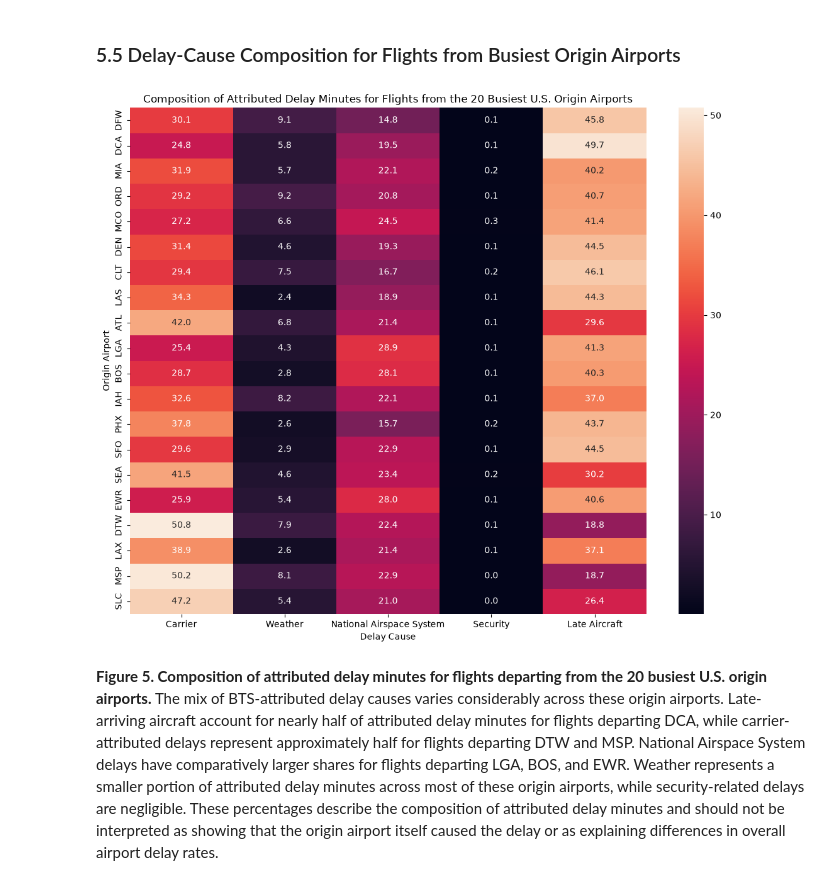
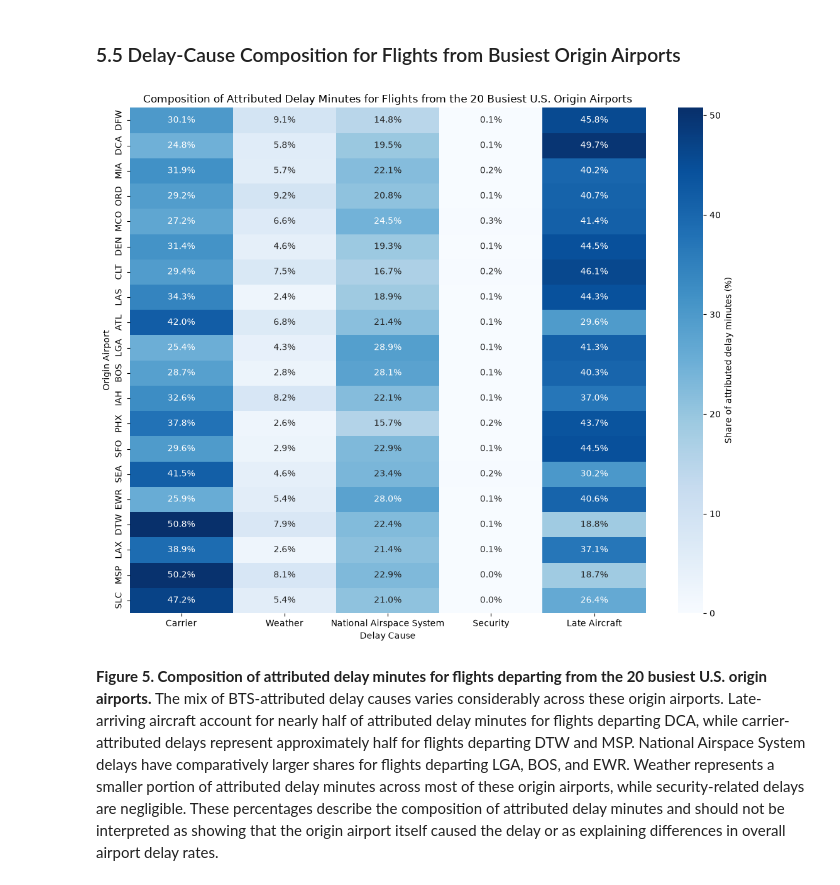
Before and after one commit to ashlabs/ai-programming-foundations-project, a Jupyter notebook: data_workflow.ipynb, the cells around one changed output. Saved outputs shown, nothing was run; the diff lists cells and outputs as text; code cells hidden in the pictures.

```diff
--- a/data_workflow.ipynb
+++ b/data_workflow.ipynb
@@ -1460,31 +1458,35 @@ Top three causes: 93.4%
 # %%
 plt.figure(figsize=(11, 9))
 
 sns.heatmap(
     airport_cause_heatmap_df,
-    annot=True,
-    fmt=".1f",
+    annot=airport_cause_heatmap_df.map(lambda x: f"{x:.1f}%"),
+    fmt="",
+    cmap="Blues",
+    vmin=0,
+    vmax=airport_cause_heatmap_df.to_numpy().max(),
+    cbar_kws={"label":"Share of attributed delay minutes (%)"}
 )
 
 plt.title(
     "Composition of Attributed Delay Minutes for Flights "
     "from the 20 Busiest U.S. Origin Airports"
 )
 plt.xlabel("Delay Cause")
 plt.ylabel("Origin Airport")
 
 plt.tight_layout()
 
 plt.savefig(
     PROJECT_ROOT / "figures"
     / "airport_delay_cause_composition.png",
     dpi=300,
     bbox_inches="tight",
 )
 
 plt.show()
 # %% [output]
-[figure, old version]
+[figure, new version]
 # %% [markdown]
 **Figure 5. Composition of attributed delay minutes for flights departing from
 the 20 busiest U.S. origin airports.** The mix of BTS-attributed delay causes varies considerably across these origin airports. Late-arriving aircraft account for nearly half of attributed delay minutes for flights departing DCA, while carrier-attributed delays represent approximately half for flights departing DTW and MSP. National Airspace System delays have comparatively
```
Also changed, not shown: parts of 2 cells of this notebook, 3 other files.
